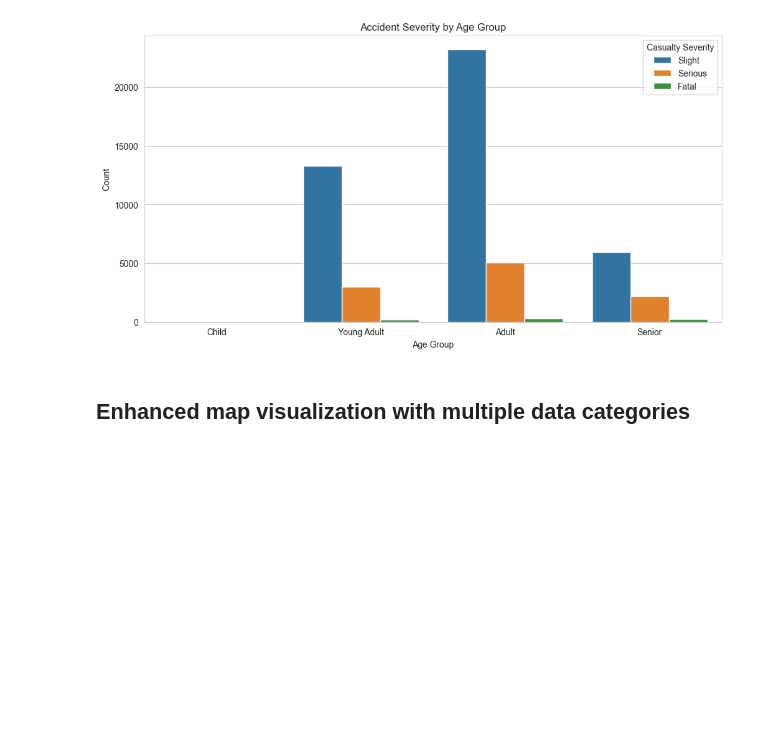
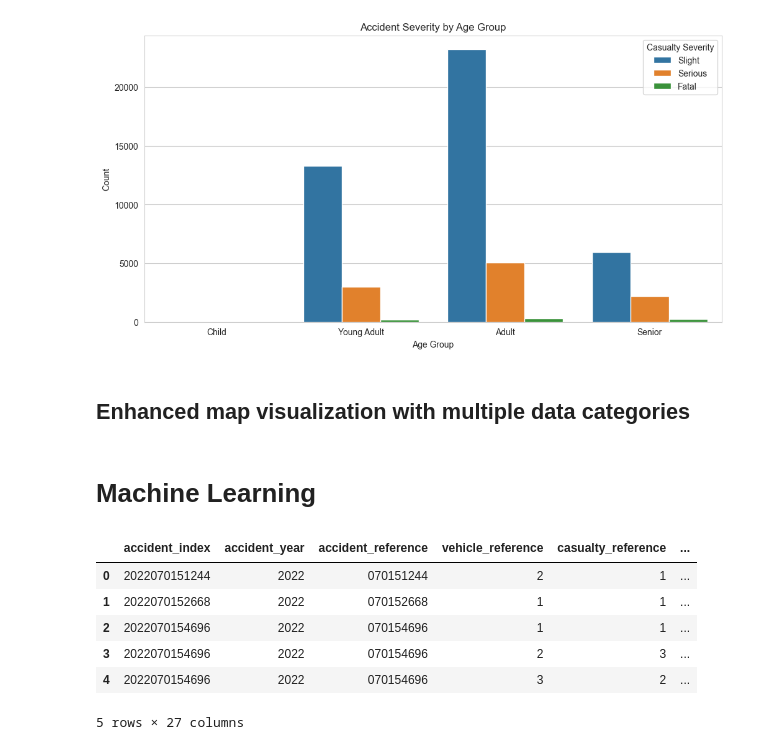
Before and after one commit to ArmanAghania/Road-Casualty-Statistics-and-Analysis, a Jupyter notebook: analysis.ipynb, the cells around one changed output. Drawn from its saved outputs; the diff is of its cells as text; code cells hidden in the pictures; blank space fills up the shorter version.

Commit message:
Machine Learning

```diff
--- a/analysis.ipynb
+++ b/analysis.ipynb
@@ -1431,3 +1431,15 @@ map.get_root().html.add_child(folium.Element(legend_html))
 # Save the map
 map_file_path = 'complete_casualty_map.html'
 map.save(map_file_path)
+# %% [markdown]
+# Machine Learning
+# %%
+clean_df.head()
+# %% [output]
+|  | accident_index | accident_year | accident_reference | vehicle_reference | casualty_reference | ... |
+| 0 | 2022070151244 | 2022 | 070151244 | 2 | 1 | ... |
+| 1 | 2022070152668 | 2022 | 070152668 | 1 | 1 | ... |
+| 2 | 2022070154696 | 2022 | 070154696 | 1 | 1 | ... |
+| 3 | 2022070154696 | 2022 | 070154696 | 2 | 3 | ... |
+| 4 | 2022070154696 | 2022 | 070154696 | 3 | 2 | ... |
+5 rows × 27 columns
```
Also changed, not shown: parts of 7 cells of this notebook.
